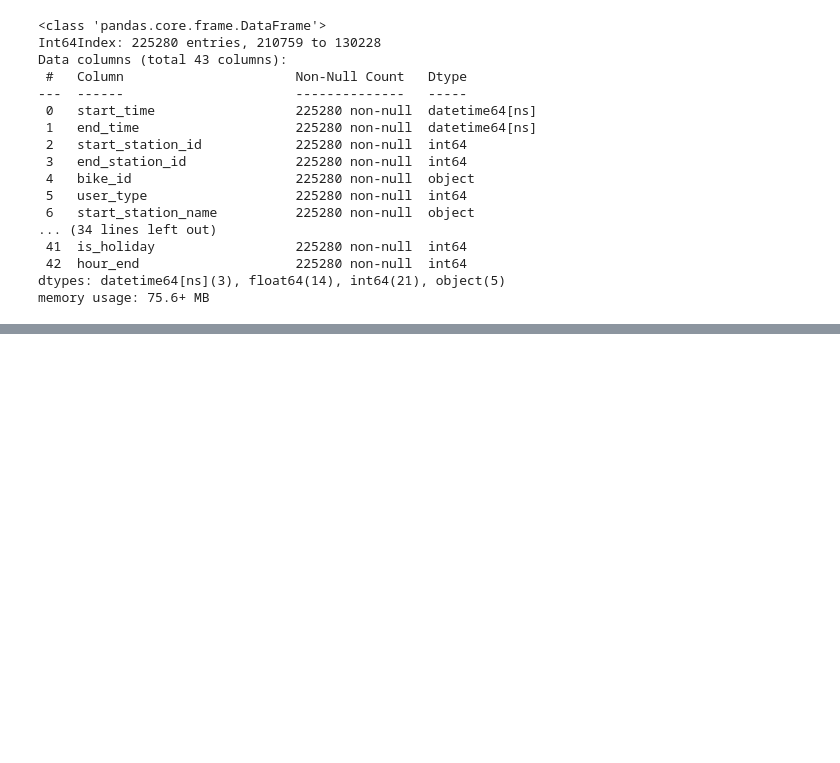
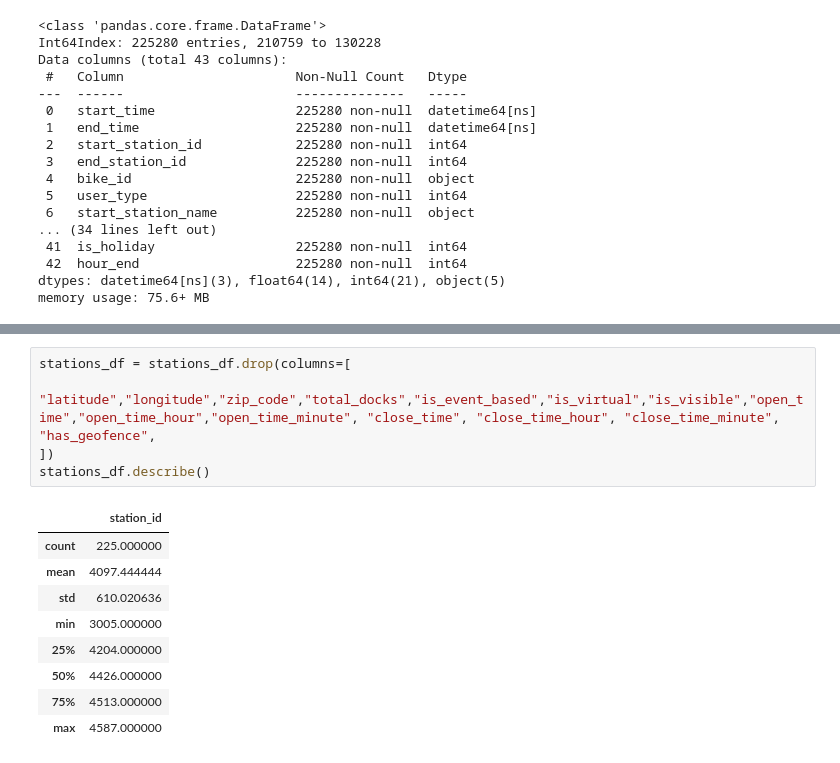
Before and after one commit to katekuian/aa_2021_magma, a Jupyter notebook: 03_cluster_analysis/00_feature_preparation.ipynb, the cells around one changed output, grey strips where cells are left out. Drawn from its saved outputs; the diff is of its cells as text; blank space fills up the shorter version.

```diff
--- a/03_cluster_analysis/00_feature_preparation.ipynb
+++ b/03_cluster_analysis/00_feature_preparation.ipynb
@@ -104,3 +139,18 @@ trips_df = trips_df.rename(columns={"hour": "hour_start", "max_temp": "temp"})
+# %%
+stations_df = stations_df.drop(columns=[
+    "latitude","longitude","zip_code","total_docks","is_event_based","is_virtual","is_visible","open_time","open_time_hour","open_time_minute", "close_time", "close_time_hour", "close_time_minute", "has_geofence",
+])
+stations_df.describe()
+# %% [output]
+|  | station_id |
+| count | 225.000000 |
+| mean | 4097.444444 |
+| std | 610.020636 |
+| min | 3005.000000 |
+| 25% | 4204.000000 |
+| 50% | 4426.000000 |
+| 75% | 4513.000000 |
+| max | 4587.000000 |
 # %%
 trips_df.info()
 # %% [output]
```
Also changed, not shown: parts of 10 cells of this notebook, 1 other file.
